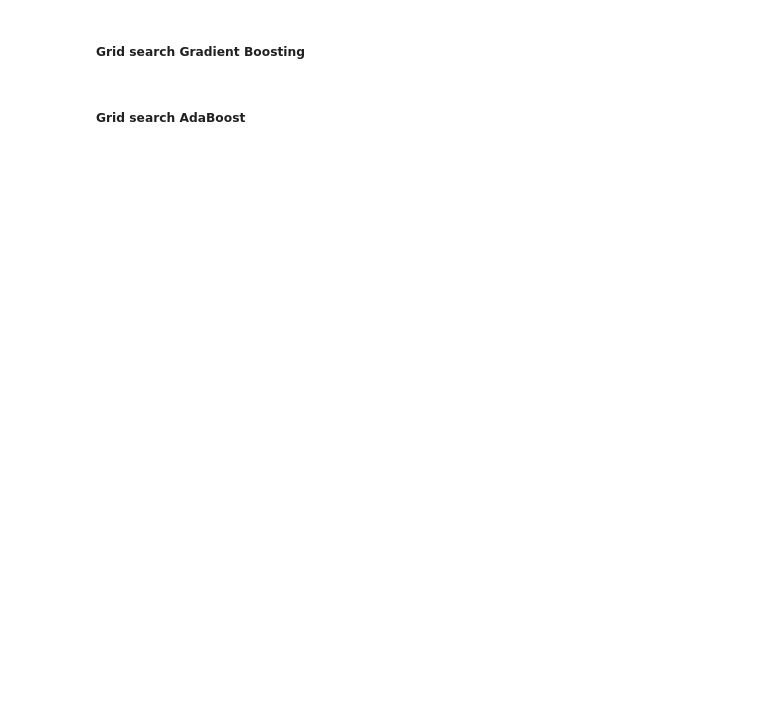
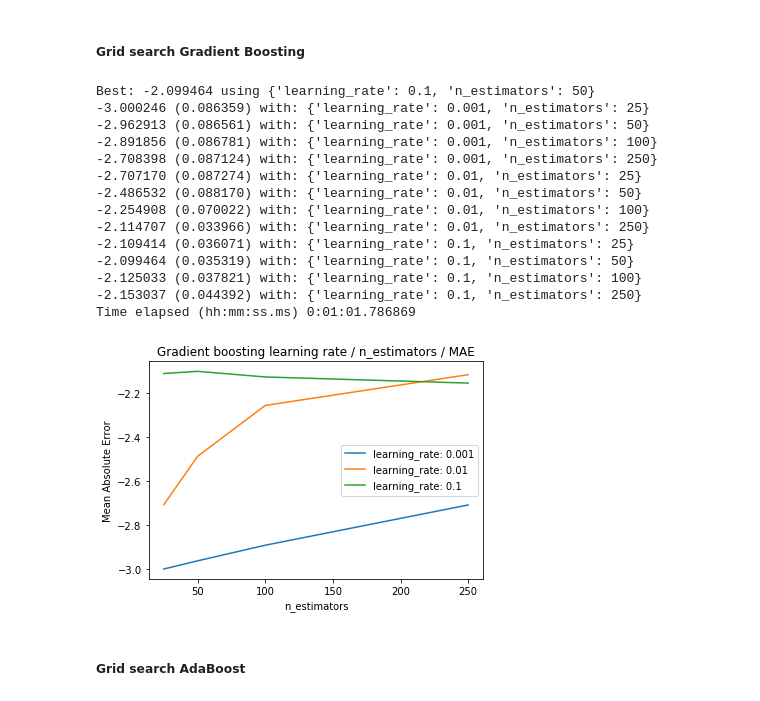
Before and after one commit to manuelfreude/kaggleearthquake, a Jupyter notebook: earthquake.ipynb, the cells around one changed output. Cells and saved outputs as stored; diff of their text form; code cells hidden in the pictures; blank space fills up the shorter version.

```diff
--- a/earthquake.ipynb
+++ b/earthquake.ipynb
@@ -1078,36 +1096,58 @@ from sklearn.model_selection import GridSearchCV
 from sklearn.metrics import mean_absolute_error
 from sklearn.metrics import make_scorer
 
+start_time = datetime.now()
+
 GradBoost_simple = GradientBoostingRegressor()
 
-mae_scorer = -make_scorer(mean_absolute_error)
+mae_scorer = make_scorer(mean_absolute_error, greater_is_better=False)
 
-n_estimators = [25, 50, 100, 500]
+n_estimators = [25, 50, 100, 250]
 
 learning_rate = [0.001, 0.01, 0.1]
 
 param_grid = dict(learning_rate=learning_rate, n_estimators=n_estimators)
 
 grid_search = GridSearchCV(GradBoost_simple, param_grid, scoring=mae_scorer, n_jobs=-1, cv=5, return_train_score=True)
 grid_result = grid_search.fit(train_variables, train_targets)
 
 # Summarize results
 print("Best: %f using %s" % (grid_result.best_score_, grid_result.best_params_))
 means = grid_result.cv_results_['mean_test_score']
 stds = grid_result.cv_results_['std_test_score']
 params = grid_result.cv_results_['params']
 for mean, stdev, param in zip(means, stds, params):
     print("%f (%f) with: %r" % (mean, stdev, param))
 
 # Plot results
 results = np.array(means).reshape(len(learning_rate), len(n_estimators))
 for i, value in enumerate(learning_rate):
     plt.plot(n_estimators, results[i], label='learning_rate: ' + str(value))
 plt.legend()
 plt.title("Gradient boosting learning rate / n_estimators / MAE")
 plt.xlabel('n_estimators')
 plt.ylabel("Mean Absolute Error")
 plt.savefig('Earthquake_gradboost_grid.png')
+
+time_elapsed = datetime.now() - start_time
+
+print('Time elapsed (hh:mm:ss.ms) {}'.format(time_elapsed))
+# %% [output]
+Best: -2.099464 using {'learning_rate': 0.1, 'n_estimators': 50}
+-3.000246 (0.086359) with: {'learning_rate': 0.001, 'n_estimators': 25}
+-2.962913 (0.086561) with: {'learning_rate': 0.001, 'n_estimators': 50}
+-2.891856 (0.086781) with: {'learning_rate': 0.001, 'n_estimators': 100}
+-2.708398 (0.087124) with: {'learning_rate': 0.001, 'n_estimators': 250}
+-2.707170 (0.087274) with: {'learning_rate': 0.01, 'n_estimators': 25}
+-2.486532 (0.088170) with: {'learning_rate': 0.01, 'n_estimators': 50}
+-2.254908 (0.070022) with: {'learning_rate': 0.01, 'n_estimators': 100}
+-2.114707 (0.033966) with: {'learning_rate': 0.01, 'n_estimators': 250}
+-2.109414 (0.036071) with: {'learning_rate': 0.1, 'n_estimators': 25}
+-2.099464 (0.035319) with: {'learning_rate': 0.1, 'n_estimators': 50}
+-2.125033 (0.037821) with: {'learning_rate': 0.1, 'n_estimators': 100}
+-2.153037 (0.044392) with: {'learning_rate': 0.1, 'n_estimators': 250}
+Time elapsed (hh:mm:ss.ms) 0:01:01.786869
+[figure, added]
 # %% [markdown]
 ##### Grid search AdaBoost
 # %%
```
Also changed, not shown: parts of 33 cells of this notebook.
